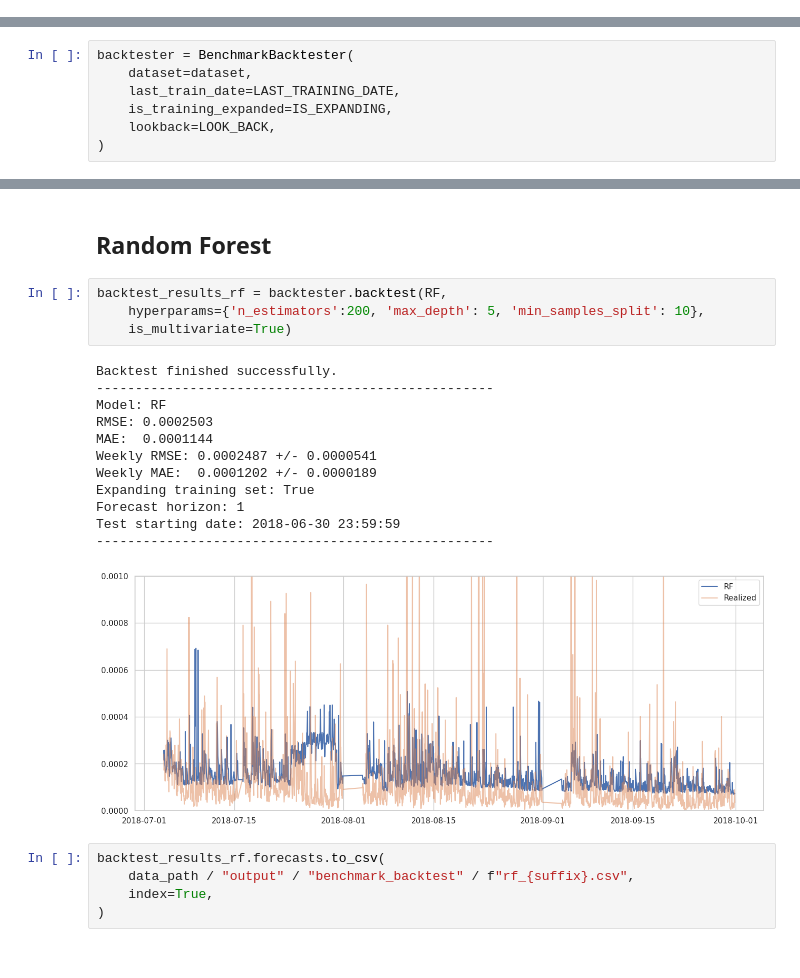
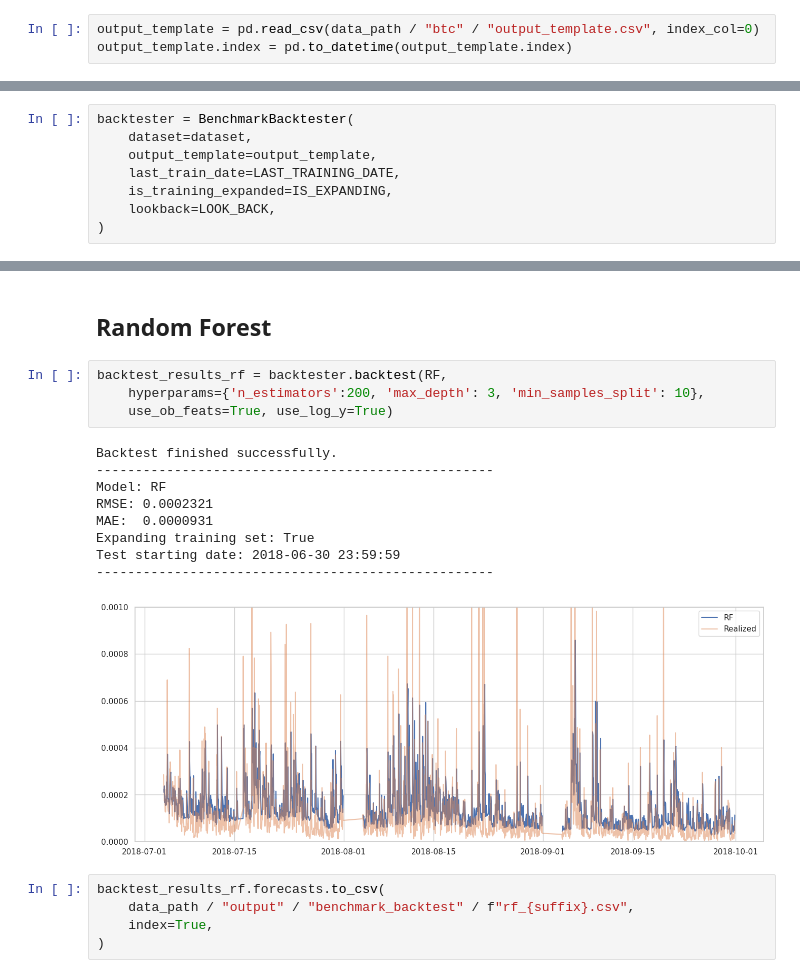
Before and after one commit to v-buchkov/mlfcs, a Jupyter notebook: experiments/miro/3.3-mz-test-bnchmrks-expanding.ipynb, the cells around one changed output, grey strips where cells are left out. Drawn from its saved outputs; the diff is of its cells as text.

```diff
--- a/experiments/miro/3.3-mz-test-bnchmrks-expanding.ipynb
+++ b/experiments/miro/3.3-mz-test-bnchmrks-expanding.ipynb
@@ -89,4 +156,7 @@ Index(['vol', 'ret', 'log_vol', 'vol_lag1', 'vol_lag2', 'vol_lag3', 'vol_lag4',
       dtype='object')
+# %%
+output_template = pd.read_csv(data_path / "btc" / "output_template.csv", index_col=0)
+output_template.index = pd.to_datetime(output_template.index)
 # %%
 IS_EXPANDING = True
 suffix = "expanding" if IS_EXPANDING else "rolling"
@@ -97,6 +167,7 @@ init_training_vola = dataset.loc[:LAST_TRAINING_DATE]
 # %%
 backtester = BenchmarkBacktester(
     dataset=dataset,
+    output_template=output_template,
     last_train_date=LAST_TRAINING_DATE,
     is_training_expanded=IS_EXPANDING,
     lookback=LOOK_BACK,
@@ -468,21 +1061,18 @@ backtest_results_enet.forecasts.to_csv(
 ## Random Forest
 # %%
 backtest_results_rf = backtester.backtest(RF,
-    hyperparams={'n_estimators':200, 'max_depth': 5, 'min_samples_split': 10},
-    is_multivariate=True)
+    hyperparams={'n_estimators':200, 'max_depth': 3, 'min_samples_split': 10},
+    use_ob_feats=True, use_log_y=True)
 # %% [output]
 Backtest finished successfully.
 ---------------------------------------------------
 Model: RF
-RMSE: 0.0002503
-MAE:  0.0001144
-Weekly RMSE: 0.0002487 +/- 0.0000541
-Weekly MAE:  0.0001202 +/- 0.0000189
+RMSE: 0.0002321
+MAE:  0.0000931
 Expanding training set: True
-Forecast horizon: 1
 Test starting date: 2018-06-30 23:59:59
 ---------------------------------------------------
-[figure, old version]
+[figure, new version]
 # %%
 backtest_results_rf.forecasts.to_csv(
     data_path / "output" / "benchmark_backtest" / f"rf_{suffix}.csv",
```
Also changed, not shown: parts of 25 cells of this notebook, 7 other files.
